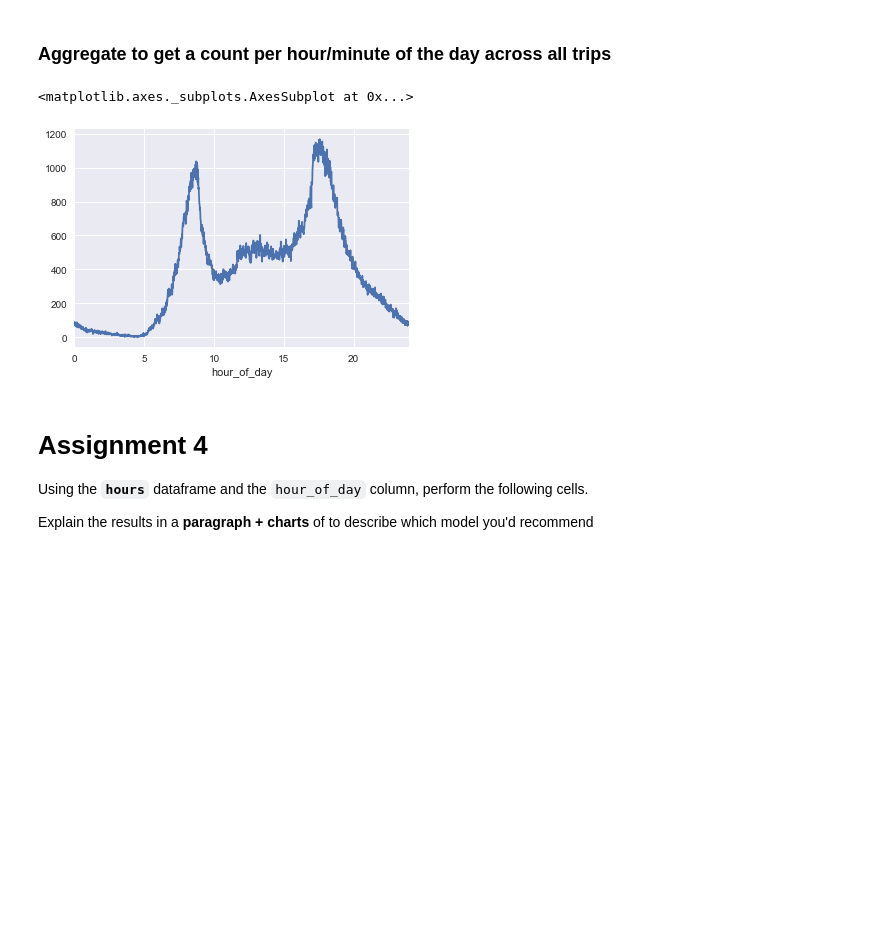
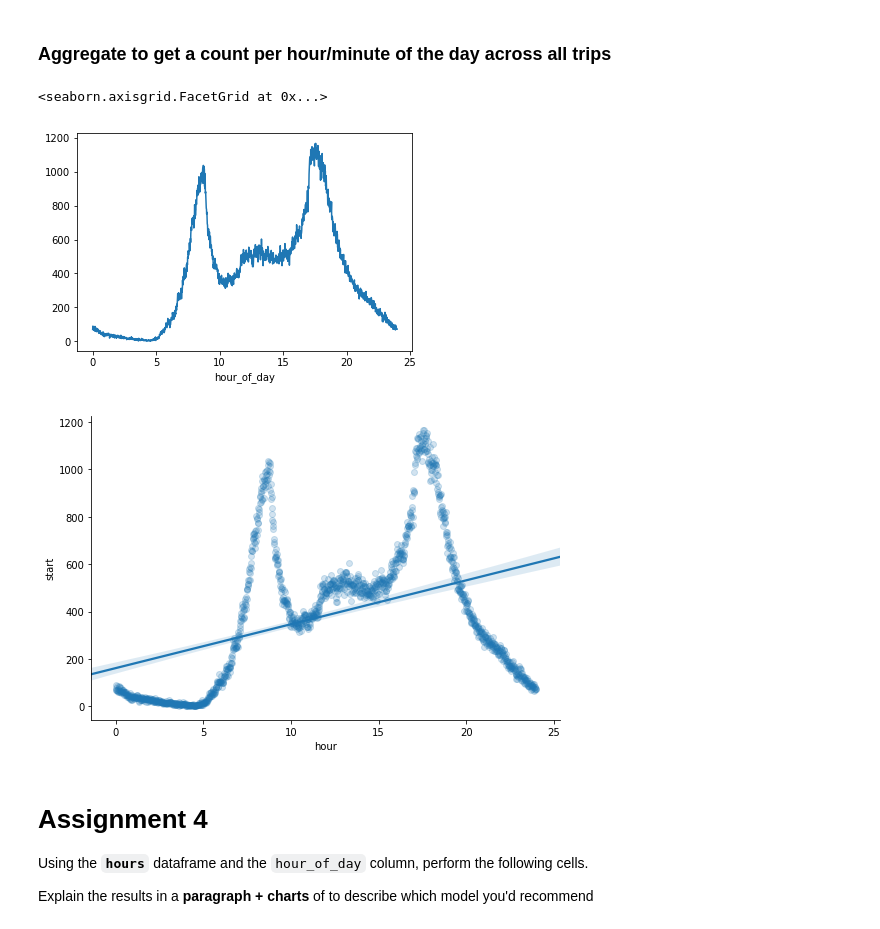
Before and after one commit to peoplecure/aap, a Jupyter notebook: assignments/4-Copy1.ipynb, the cells around one changed output. Cells and saved outputs as stored; diff of their text form; code cells hidden in the pictures; blank space fills up the shorter version.

```diff
--- a/assignments/4-Copy1.ipynb
+++ b/assignments/4-Copy1.ipynb
@@ -57,0 +27,4 @@ Wall time: 2.02 s
+# %%
+import pandas as pd
+bikes = pd.read_csv('../data/2016-Q1-Trips-History-Data.csv')
+bikes.head()
@@ -62,16 +58,21 @@ bikes['hour_of_day'] = (bikes.start.dt.hour + (bikes.start.dt.minute/60).round(2
 # %% [markdown]
 ### Aggregate to get a count per hour/minute of the day across all trips
 # %%
+import seaborn as sns
+import matplotlib.pyplot as plt
+%matplotlib inline
+
+# Aggregating the column dimension, then indexing it
 hours = bikes.groupby('hour_of_day').agg('count')
 hours['hour'] = hours.index
 
+# plotting the aggregate number
 hours.start.plot()
-# import seaborn as sns
-
-# sns.lmplot(x='hour', y='start', data=hours, aspect=1.5, scatter_kws={'alpha':0.2})
+sns.lmplot(x='hour', y='start', data=hours, aspect=1.5, scatter_kws={'alpha':0.2})
 # %% [output]
-<matplotlib.axes._subplots.AxesSubplot at 0x...>
+<seaborn.axisgrid.FacetGrid at 0x...>
-[figure, old version]
+[figure, new version]
+[figure, added]
 # %% [markdown]
 # Assignment 4
 Using the **`hours`** dataframe and the `hour_of_day` column, perform the following cells.
```
Also changed, not shown: parts of 23 cells of this notebook, 4 other files.
